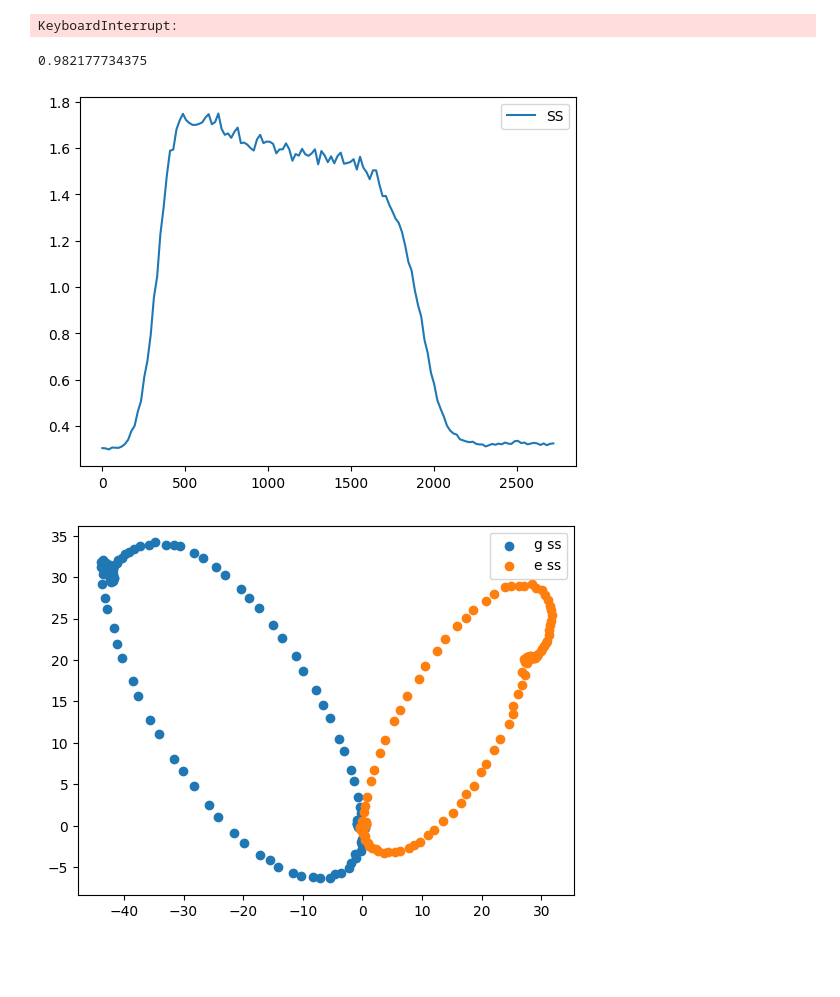
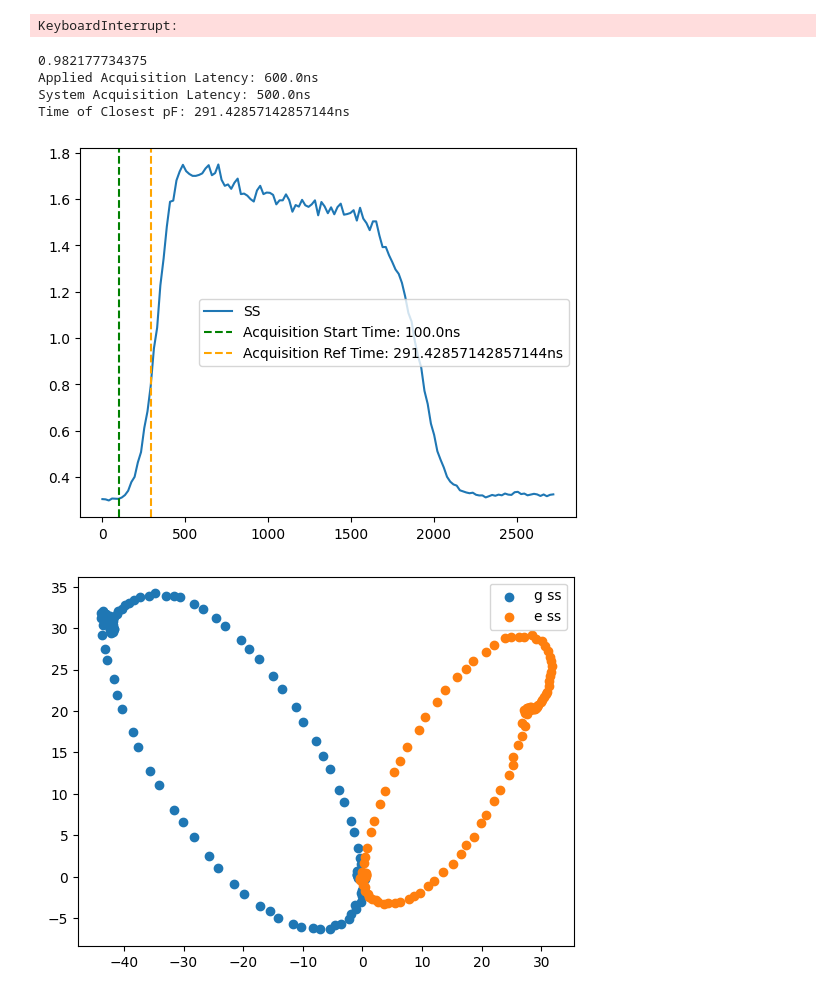
Before and after one commit to AnikenC/ReadoutWithRL, a Jupyter notebook: readoutWithRL/Experiments/acq_exp_kyoto.ipynb, the cells around one changed output. Drawn from its saved outputs; the diff is of its cells as text; code cells hidden in the pictures; blank space fills up the shorter version.

```diff
--- a/readoutWithRL/Experiments/acq_exp_kyoto.ipynb
+++ b/readoutWithRL/Experiments/acq_exp_kyoto.ipynb
@@ -189,20 +189,36 @@ from utils import get_fidelity
 
 acq_g, acq_e = results_1.reshape(2, -1, num_shots)
 fidelity, sep_fidelity = get_fidelity(acq_g, acq_e)
-# %%
-acq_linspace = acq_ss_exp.acq_delay_linspace_ns / ns
-
-print(np.max(fidelity))
-
-pF = -np.log10(1. - fidelity)
-
-plt.plot(acq_linspace, pF, label='SS')
-plt.legend()
-
-plt.show()
-# %% [output]
-0.982177734375
-[figure, removed]
+# %%
+acq_linspace = acq_ss_exp.acq_delay_linspace_ns / ns
+
+print(np.max(fidelity))
+
+pF = -np.log10(1. - fidelity)
+
+acq_start_time = 100.
+
+print(f"Applied Acquisition Latency: {acq_latency_dt * dt / ns}ns")
+print(f"System Acquisition Latency: {acq_latency_dt * dt / ns - acq_start_time}ns")
+
+ref_pF = 0.863
+cutoff_ind = 40
+time_of_closest_pF = acq_linspace[np.argmin(np.abs(pF[:cutoff_ind] - ref_pF))]
+
+print(f"Time of Closest pF: {time_of_closest_pF}ns")
+
+plt.plot(acq_linspace, pF, label='SS')
+plt.axvline(x=acq_start_time, label=f'Acquisition Start Time: {acq_start_time}ns', linestyle='dashed', color='green')
+plt.axvline(x=time_of_closest_pF, label=f'Acquisition Ref Time: {time_of_closest_pF}ns', linestyle='dashed', color='orange')
+plt.legend()
+
+plt.show()
+# %% [output]
+0.982177734375
+Applied Acquisition Latency: 600.0ns
+System Acquisition Latency: 500.0ns
+Time of Closest pF: 291.42857142857144ns
+[figure, added]
 # %%
 import copy
 
```
Also changed, not shown: parts of 2 cells of this notebook, 13 other files.
